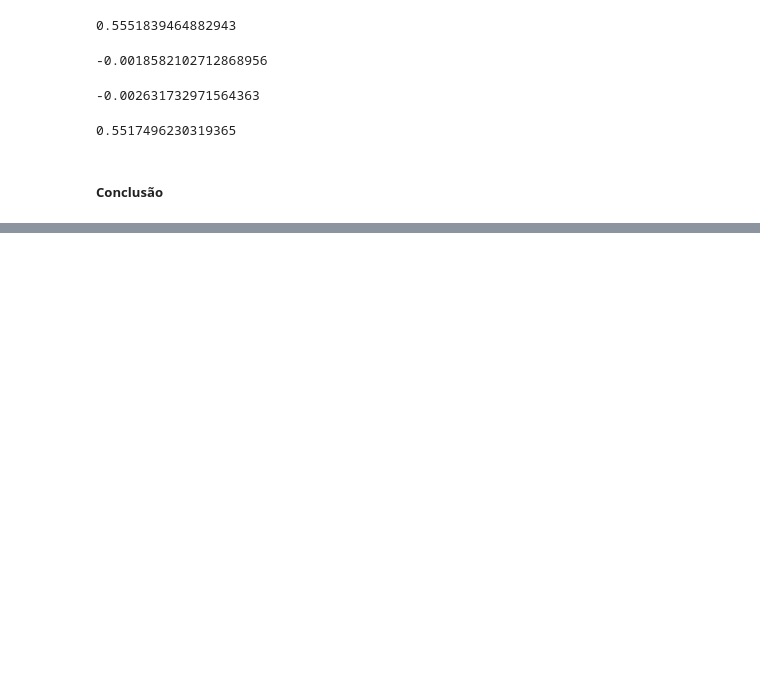
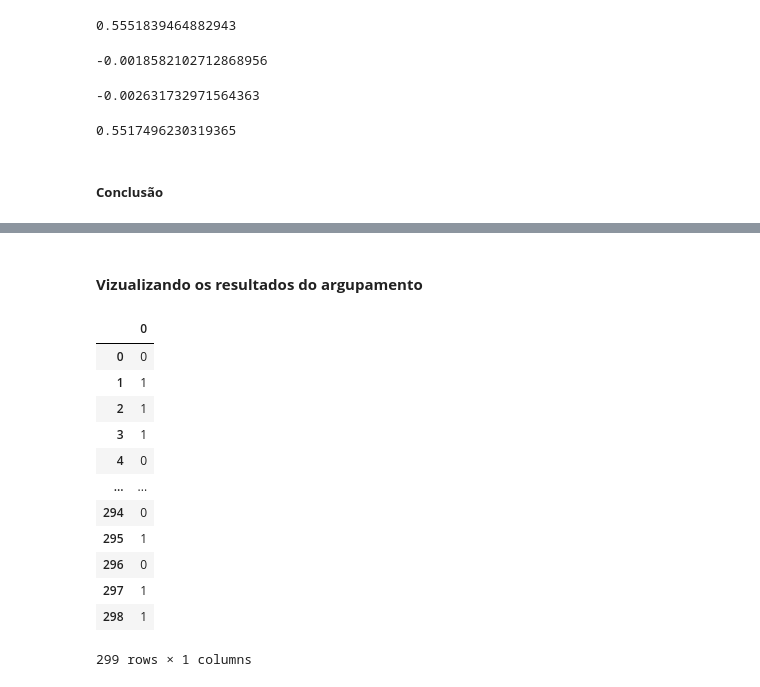
Before and after one commit to svhenrique/analise-dataset-heart-disease, a Jupyter notebook: semana4/Untitled3.ipynb, the cells around one changed output, grey strips where cells are left out. Drawn from its saved outputs; the diff is of its cells as text; code cells hidden in the pictures; blank space fills up the shorter version.

```diff
--- a/semana4/Untitled3.ipynb
+++ b/semana4/Untitled3.ipynb
@@ -725,0 +746,5 @@ fm
+# %%
+# iniciando modelo para agrupamento
+
+hierarquico = AgglomerativeClustering(n_clusters=2)
+labels_hierarquico = hierarquico.fit(X).labels_
@@ -725,0 +770,20 @@ fm
+# %% [markdown]
+#### **Vizualizando os resultados do argupamento**
+# %%
+# transformando as labels em um dataframe
+grupos2 = pd.DataFrame(labels_hierarquico)
+grupos2
+# %% [output]
+|  | 0 |
+| 0 | 0 |
+| 1 | 1 |
+| 2 | 1 |
+| 3 | 1 |
+| 4 | 0 |
+| ... | ... |
+| 294 | 0 |
+| 295 | 1 |
+| 296 | 0 |
+| 297 | 1 |
+| 298 | 1 |
+299 rows × 1 columns
```
Also changed, not shown: parts of 29 cells of this notebook.
